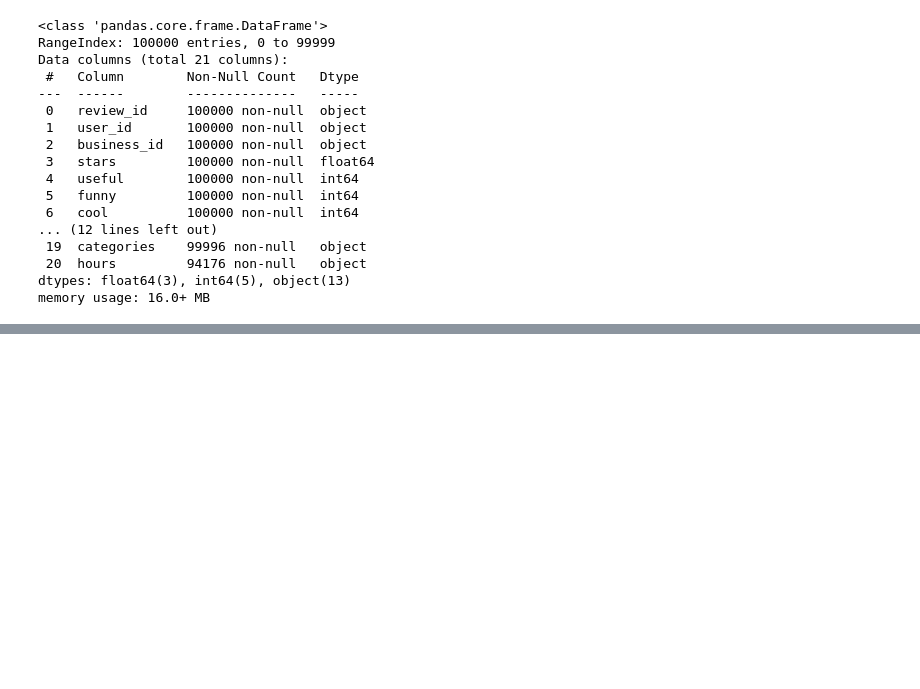
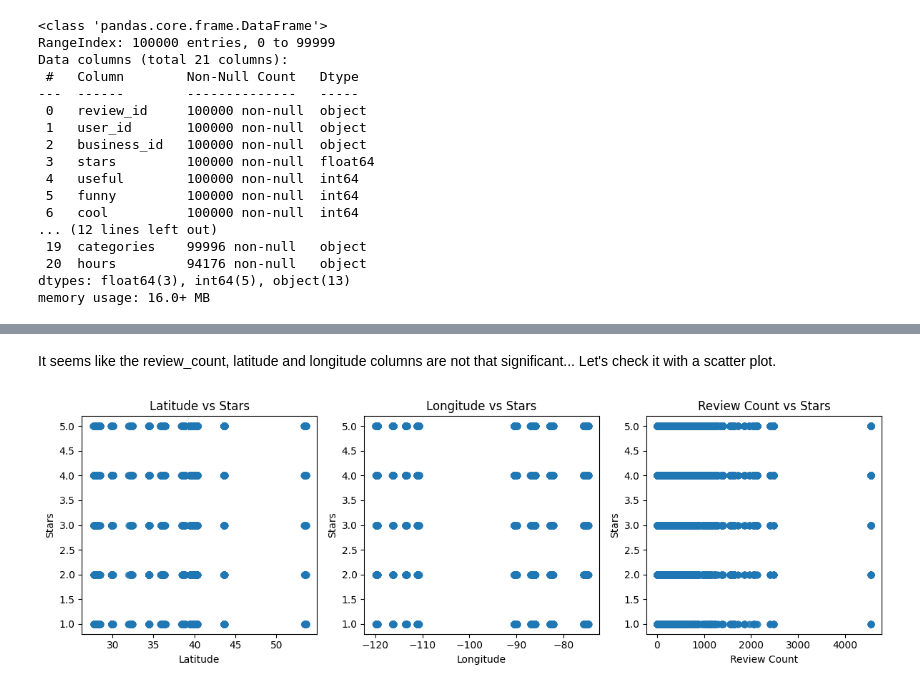
Before and after one commit to de-lachende-cavalier/amd-project, a Jupyter notebook: dl_notebook.ipynb, the cells around one changed output, grey strips where cells are left out. Cells and saved outputs as stored; diff of their text form; code cells hidden in the pictures; blank space fills up the shorter version.

```diff
--- a/dl_notebook.ipynb
+++ b/dl_notebook.ipynb
@@ -530,0 +529,34 @@ pd.json_normalize(rich_data.iloc[0].attributes)
+# %% [markdown]
+It seems like the review_count, latitude and longitude columns are not that significant... Let's check it with a scatter plot.
+# %%
+# Create a scatter plot for latitude vs stars
+plt.figure(figsize=(12, 4))
+plt.subplot(131)
+plt.scatter(rich_data['latitude'], rich_data['stars'], alpha=0.3)
+plt.xlabel('Latitude')
+plt.ylabel('Stars')
+plt.title('Latitude vs Stars')
+
+# Create a scatter plot for longitude vs stars
+plt.subplot(132)
+plt.scatter(rich_data['longitude'], rich_data['stars'], alpha=0.3)
+plt.xlabel('Longitude')
+plt.ylabel('Stars')
+plt.title('Longitude vs Stars')
+
+# Create a scatter plot for review_count vs stars
+plt.subplot(133)
+plt.scatter(rich_data['review_count'], rich_data['stars'], alpha=0.3)
+plt.xlabel('Review Count')
+plt.ylabel('Stars')
+plt.title('Review Count vs Stars')
+
+# Adjust spacing between subplots
+plt.tight_layout()
+
+# Display the plot
+plt.show()
+
+# => they all seem to not matter much at all (as hinted at by the correlation matrix)
+# %% [output]
+[figure, added]
```
Also changed, not shown: parts of 33 cells of this notebook.
